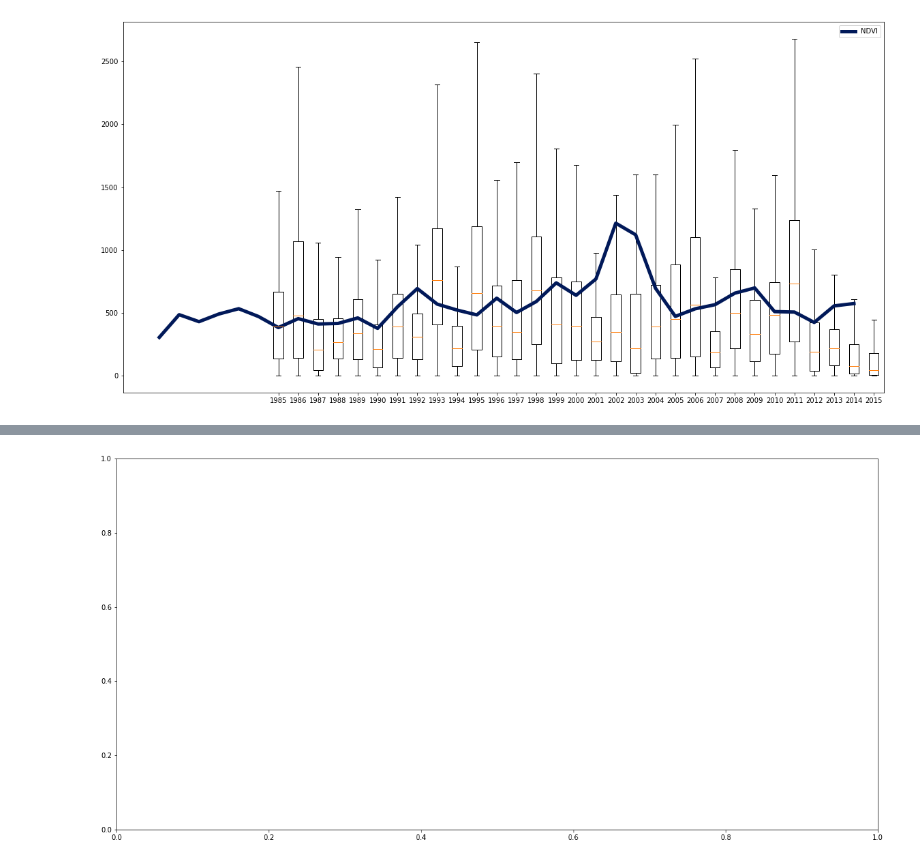
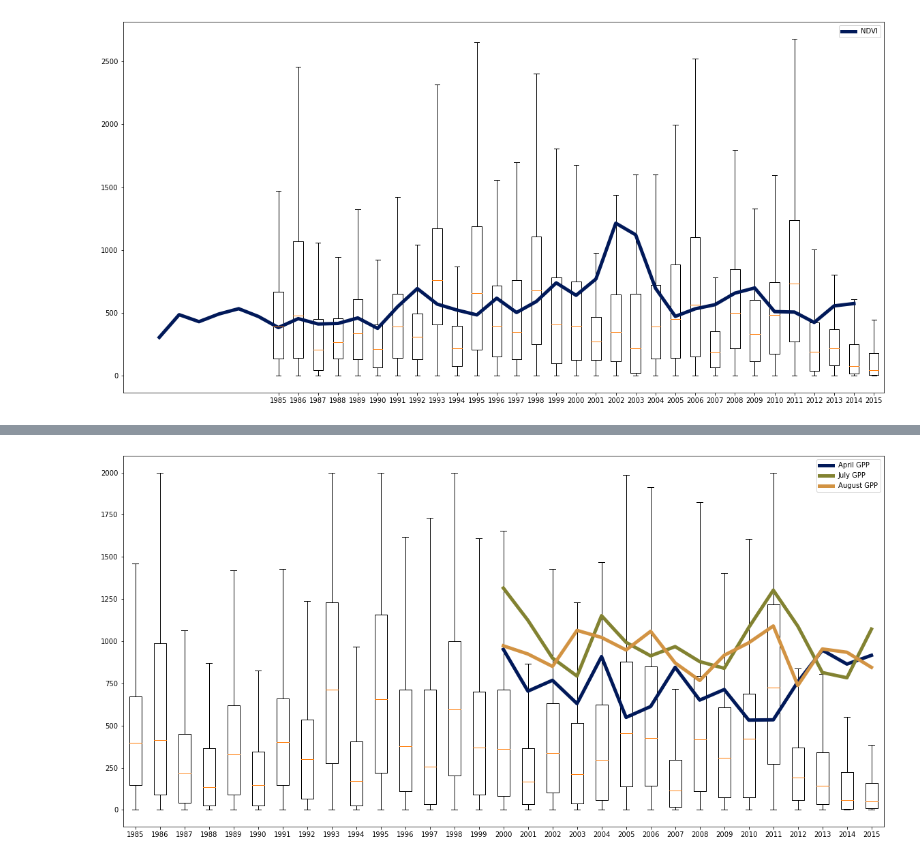
Before and after one commit to mariannecowherd/pe_snow_fires, a Jupyter notebook: scripts/swe_reanalysis.ipynb, the cells around one changed output, grey strips where cells are left out. Cells and saved outputs as stored; diff of their text form; code cells hidden in the pictures.

```diff
--- a/scripts/swe_reanalysis.ipynb
+++ b/scripts/swe_reanalysis.ipynb
@@ -99,11 +202,12 @@ for yr in range(1980,2016):
 # %%
-#!pip install cmcrameri
+!pip install cmcrameri
+import cmcrameri as cm
 import matplotlib.pyplot as plt
 cs = cm.batlow(np.linspace(0,1,7))
 
 fig,ax = plt.subplots(figsize=(20,10))
 # tmp = [april1swe[i] for i in range(1985,2016)]
-tmp = [max_swe_map[i].flatten() for i in range(1985,2016)]
+tmp = [maxswe_map[i].flatten() for i in range(1985,2016)]
 tmp = [tmp[i][tmp[i]>0] for i in range(len(tmp))]
 ax.boxplot(tmp,showfliers=False,positions=range(1985,2016))
 # fig.savefig('april1swe.jpg')
@@ -116,3 +220,30 @@ ax.legend()
 plt.show()
 # %% [output]
 [figure]
+# %%
+'''
+days = range(90,200,10)
+for yr in range(1985,2017):
+    hf = h5py.File(filepath + 'SN_SWE_WY'+str(yr)+ '.h5', 'r')
+    swe = hf.get('SWE')
+    lat = hf.get('lat')
+    lon = hf.get('lon')
+    data = {}
+    for i in days:
+        tmp = np.array(swe[i,:,:]).flatten()
+        tmp = tmp[np.where((tmp>0) & (tmp<2000))]
+        data[i]=tmp
+    np.save('data'+str(yr)+'.npy',data,allow_pickle=True)
+'''
+# %%
+'''
+april1swe = {}
+
+for yr in range(1985,2017):
+    file = 'data/data'+str(yr)+'.npy'
+    data =np.load(file,allow_pickle=True).reshape((1))[0]
+    april1swe[yr] = data[180]
+
+np.save('april1_swe.npy',april1swe)
+'''
+april1swe = np.load('april1_swe.npy',allow_pickle=True).tolist()
@@ -119,10 +264,17 @@ plt.show()
 # %%
+
+!pip install cmcrameri
 from cmcrameri import cm
 cs = cm.batlow(np.linspace(0,1,7))
+mean_april_gpp=np.load("mean_april_gpp.npy")
+mean_july_gpp = np.load("mean_july_gpp.npy")
+mean_august_gpp=np.load("mean_august_gpp.npy")
+years_gpp=range(2000,2016)
+
 
 fig,ax = plt.subplots(figsize=(20,10))
-#tmp = [april1swe[i] for i in range(1985,2016)]
-#ax.boxplot(tmp,showfliers=False,positions=range(1985,2016))
+tmp = [april1swe[i] for i in range(1985,2016)]
+ax.boxplot(tmp,showfliers=False,positions=range(1985,2016))
 ax.plot(years_gpp,mean_april_gpp,'-',linewidth=5,color=cs[0] ,label = 'April GPP')
 ax.plot(years_gpp,mean_july_gpp,'-',linewidth=5,color=cs[3],label = 'July GPP')
 ax.plot(years_gpp,mean_august_gpp,'-',linewidth=5,color=cs[4],label = 'August GPP')
@@ -133 +293 @@ NameError: name 'april1swe' is not defined
-[figure, old version]
+[figure, new version]
```
Also changed, not shown: parts of 20 cells of this notebook.
